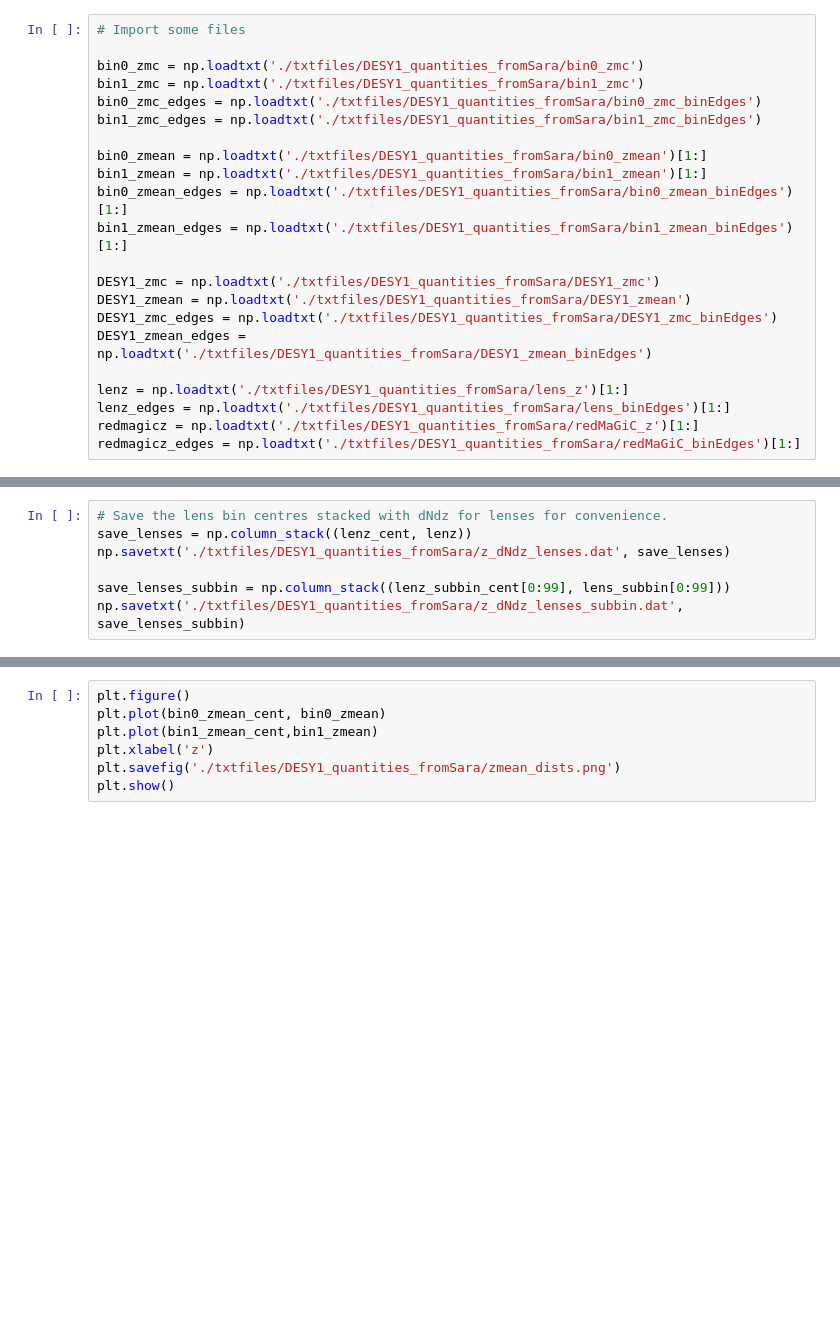
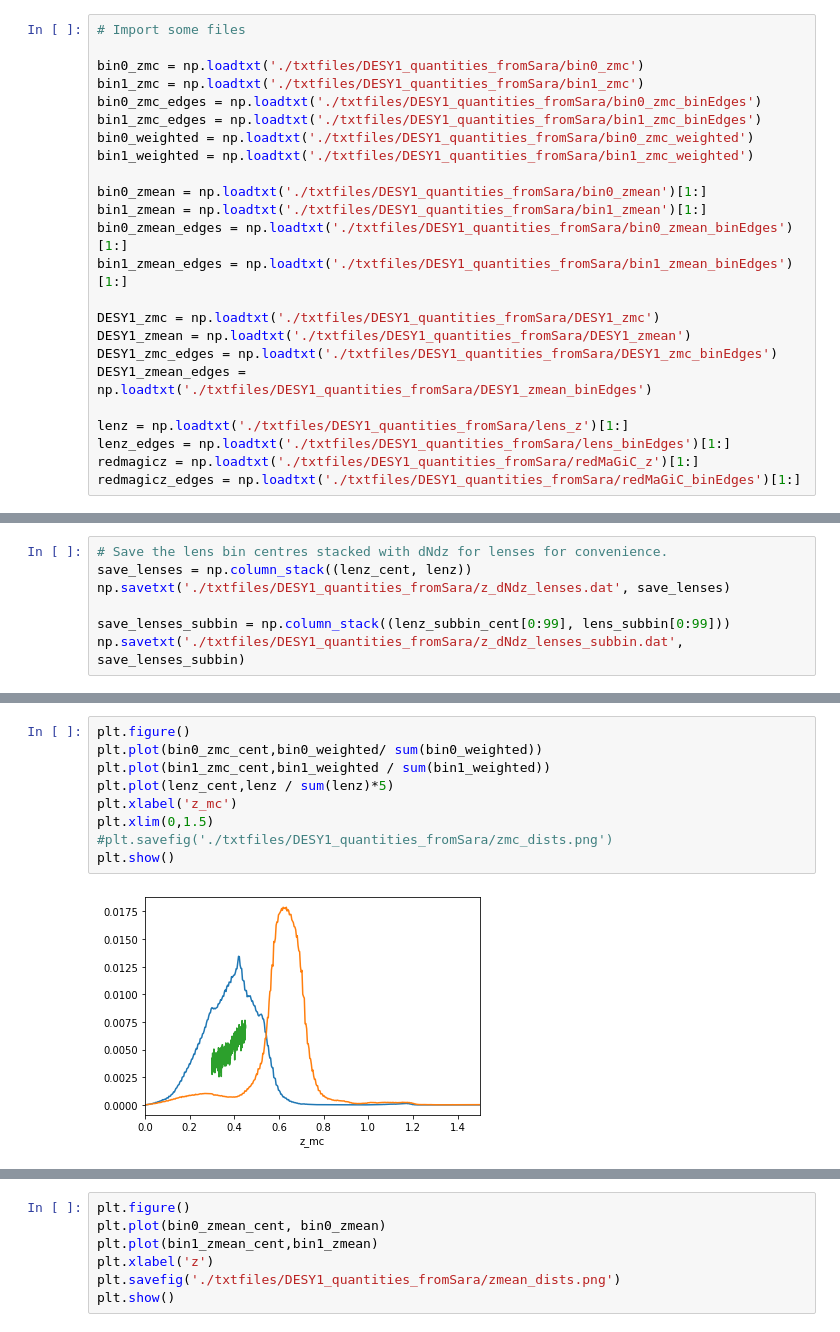
Before and after one commit to c-d-leonard/IA_GGL, a Jupyter notebook: explore_DESY1_quantities.ipynb, the cells around one changed output, grey strips where cells are left out. Saved outputs shown, nothing was run; the diff lists cells and outputs as text; blank space fills up the shorter version.

```diff
--- a/explore_DESY1_quantities.ipynb
+++ b/explore_DESY1_quantities.ipynb
@@ -8,6 +8,8 @@ bin0_zmc = np.loadtxt('./txtfiles/DESY1_quantities_fromSara/bin0_zmc')
 bin1_zmc = np.loadtxt('./txtfiles/DESY1_quantities_fromSara/bin1_zmc')
 bin0_zmc_edges = np.loadtxt('./txtfiles/DESY1_quantities_fromSara/bin0_zmc_binEdges')
 bin1_zmc_edges = np.loadtxt('./txtfiles/DESY1_quantities_fromSara/bin1_zmc_binEdges')
+bin0_weighted = np.loadtxt('./txtfiles/DESY1_quantities_fromSara/bin0_zmc_weighted')
+bin1_weighted = np.loadtxt('./txtfiles/DESY1_quantities_fromSara/bin1_zmc_weighted')
 
 bin0_zmean = np.loadtxt('./txtfiles/DESY1_quantities_fromSara/bin0_zmean')[1:]
 bin1_zmean = np.loadtxt('./txtfiles/DESY1_quantities_fromSara/bin1_zmean')[1:]
@@ -97,0 +102,11 @@ plt.show()
+# %%
+plt.figure()
+plt.plot(bin0_zmc_cent,bin0_weighted/ sum(bin0_weighted))
+plt.plot(bin1_zmc_cent,bin1_weighted / sum(bin1_weighted))
+plt.plot(lenz_cent,lenz / sum(lenz)*5)
+plt.xlabel('z_mc')
+plt.xlim(0,1.5)
+#plt.savefig('./txtfiles/DESY1_quantities_fromSara/zmc_dists.png')
+plt.show()
+# %% [output]
+[figure, added]
```
Also changed, not shown: parts of 4 cells of this notebook, 7 other files.
